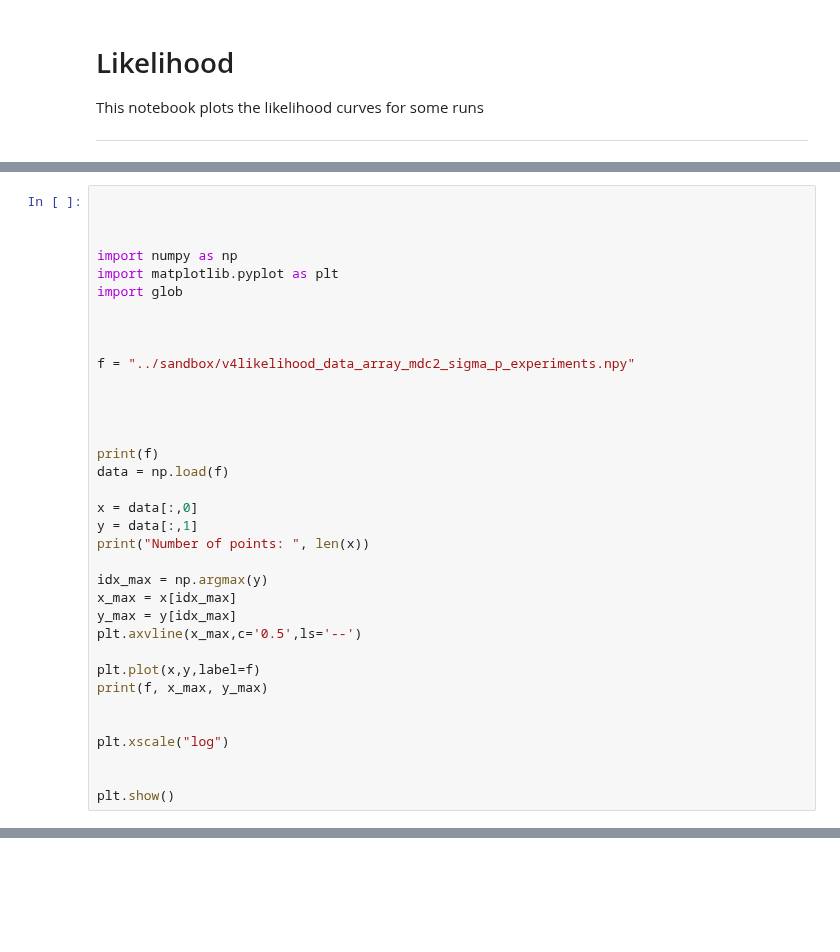
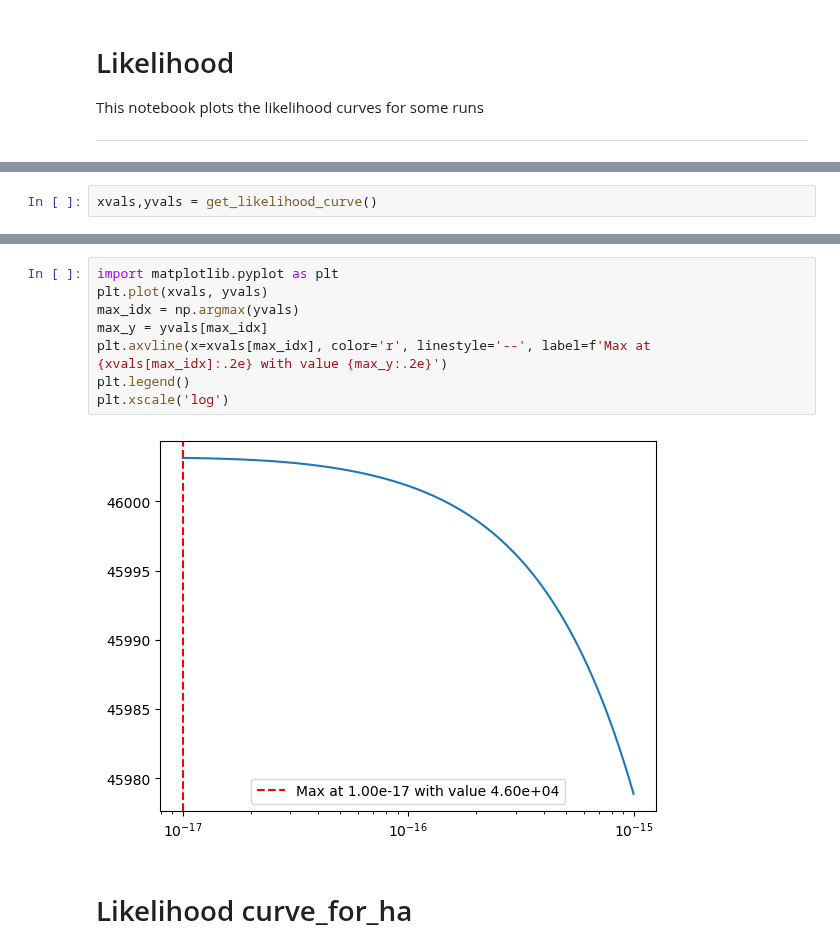
Before and after one commit to tomkimpson/Argus, a Jupyter notebook: notebooks/12.plot_likelihood_curves.ipynb, the cells around one changed output, grey strips where cells are left out. Cells and saved outputs as stored; diff of their text form; blank space fills up the shorter version.

Commit message:
eod after likelihood investigation

```diff
--- a/notebooks/12.plot_likelihood_curves.ipynb
+++ b/notebooks/12.plot_likelihood_curves.ipynb
@@ -376,35 +7,0 @@ Number of points:  500
-# %%
-
-
-
-import numpy as np
-import matplotlib.pyplot as plt
-import glob
-
-
-
-f = "../sandbox/v4likelihood_data_array_mdc2_sigma_p_experiments.npy"
-
-
-
-
-print(f)
-data = np.load(f)
-
-x = data[:,0]
-y = data[:,1]
-print("Number of points: ", len(x))
-
-idx_max = np.argmax(y)
-x_max = x[idx_max]
-y_max = y[idx_max]
-plt.axvline(x_max,c='0.5',ls='--')
-
-plt.plot(x,y,label=f)
-print(f, x_max, y_max)
-
-
-plt.xscale("log")
-
-
-plt.show()
@@ -415,0 +233,2 @@ Number of points:  500
+# %%
+xvals,yvals = get_likelihood_curve()
@@ -415,0 +289,12 @@ Number of points:  500
+# %%
+import matplotlib.pyplot as plt
+plt.plot(xvals, yvals)
+max_idx = np.argmax(yvals)
+max_y = yvals[max_idx]
+plt.axvline(x=xvals[max_idx], color='r', linestyle='--', label=f'Max at {xvals[max_idx]:.2e} with value {max_y:.2e}')
+plt.legend()
+plt.xscale('log')
+# %% [output]
+[figure, added]
+# %% [markdown]
+# Likelihood curve_for_ha
```
Also changed, not shown: parts of 24 cells of this notebook, 6 other files.
